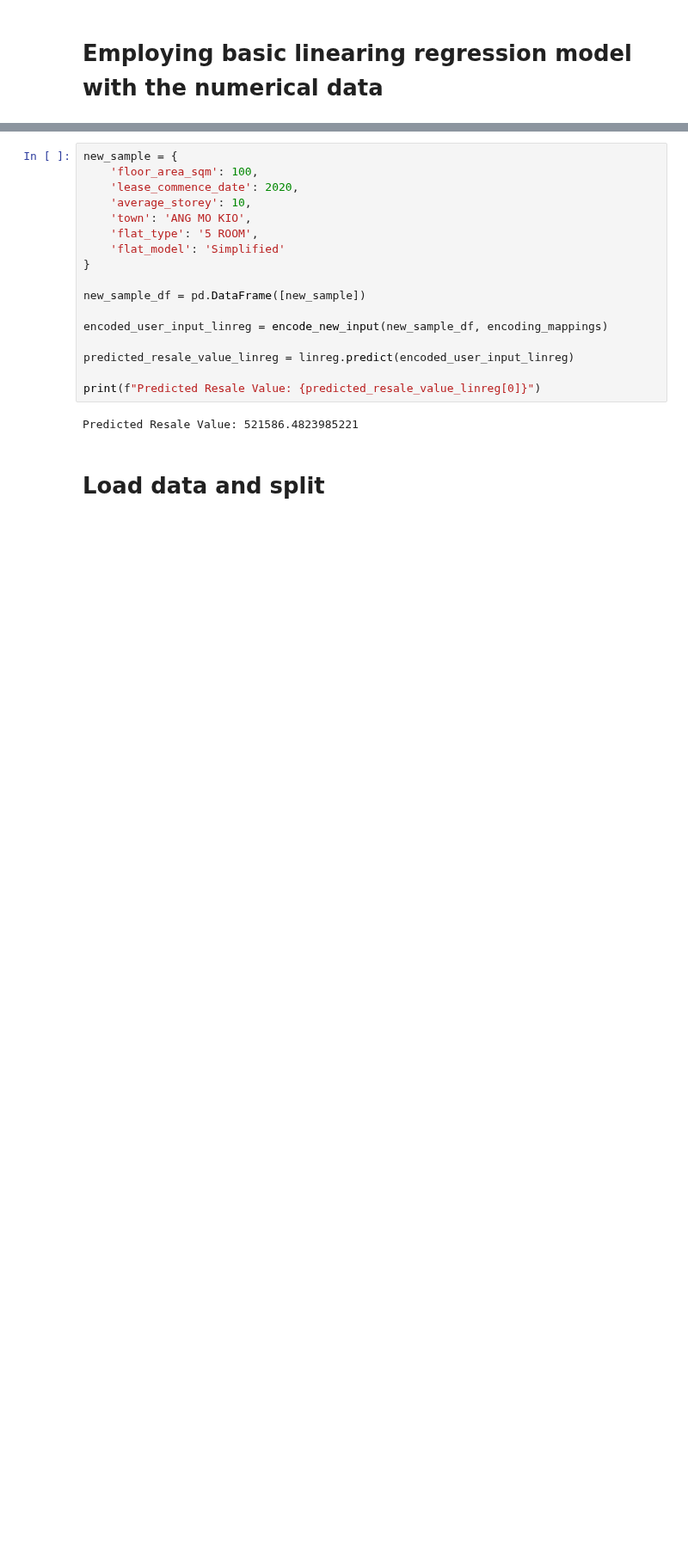
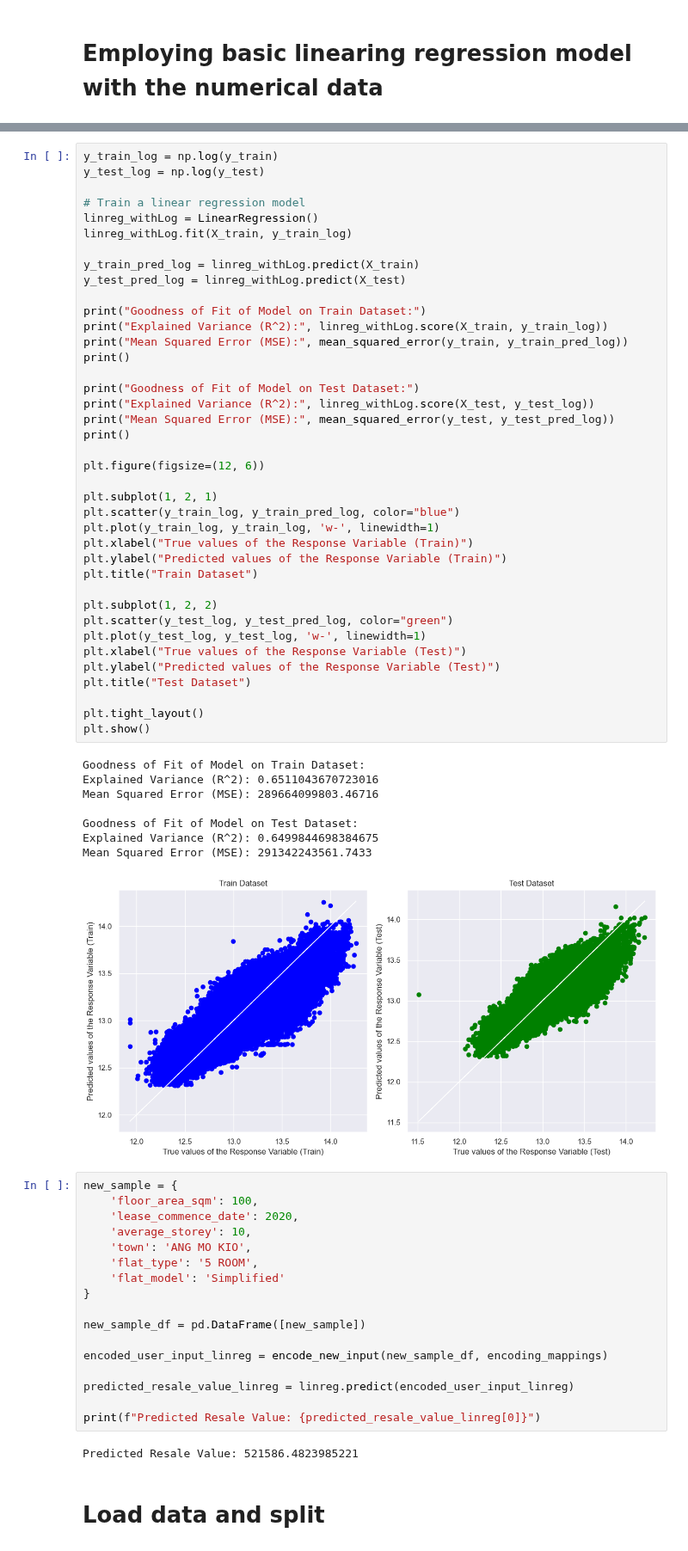
Before and after one commit to KuroInit/HDB-Resale-Price-Predict, a Jupyter notebook: MiniProject.ipynb, the cells around one changed output, grey strips where cells are left out. Shown at 86% size. Drawn from its saved outputs; the diff is of its cells as text; blank space fills up the shorter version.

```diff
--- a/MiniProject.ipynb
+++ b/MiniProject.ipynb
@@ -365,6 +400,54 @@ Goodness of Fit of Model on Test Dataset:
 Explained Variance (R^2): 0.5968202628607608
 Mean Squared Error (MSE): 12374896505.216188
 [figure]
+# %%
+y_train_log = np.log(y_train)
+y_test_log = np.log(y_test)
+
+# Train a linear regression model
+linreg_withLog = LinearRegression()
+linreg_withLog.fit(X_train, y_train_log)
+
+y_train_pred_log = linreg_withLog.predict(X_train)
+y_test_pred_log = linreg_withLog.predict(X_test)
+
+print("Goodness of Fit of Model on Train Dataset:")
+print("Explained Variance (R^2):", linreg_withLog.score(X_train, y_train_log))
+print("Mean Squared Error (MSE):", mean_squared_error(y_train, y_train_pred_log))
+print()
+
+print("Goodness of Fit of Model on Test Dataset:")
+print("Explained Variance (R^2):", linreg_withLog.score(X_test, y_test_log))
+print("Mean Squared Error (MSE):", mean_squared_error(y_test, y_test_pred_log))
+print()
+
+plt.figure(figsize=(12, 6))
+
+plt.subplot(1, 2, 1)
+plt.scatter(y_train_log, y_train_pred_log, color="blue")
+plt.plot(y_train_log, y_train_log, 'w-', linewidth=1)
+plt.xlabel("True values of the Response Variable (Train)")
+plt.ylabel("Predicted values of the Response Variable (Train)")
+plt.title("Train Dataset")
+
+plt.subplot(1, 2, 2)
+plt.scatter(y_test_log, y_test_pred_log, color="green")
+plt.plot(y_test_log, y_test_log, 'w-', linewidth=1)
+plt.xlabel("True values of the Response Variable (Test)")
+plt.ylabel("Predicted values of the Response Variable (Test)")
+plt.title("Test Dataset")
+
+plt.tight_layout()
+plt.show()
+# %% [output]
+Goodness of Fit of Model on Train Dataset:
+Explained Variance (R^2): 0.6511043670723016
+Mean Squared Error (MSE): 289664099803.46716
+
+Goodness of Fit of Model on Test Dataset:
+Explained Variance (R^2): 0.6499844698384675
+Mean Squared Error (MSE): 291342243561.7433
+[figure, added]
 # %%
 new_sample = {
     'floor_area_sqm': 100,
```
Also changed, not shown: parts of 18 cells of this notebook.
